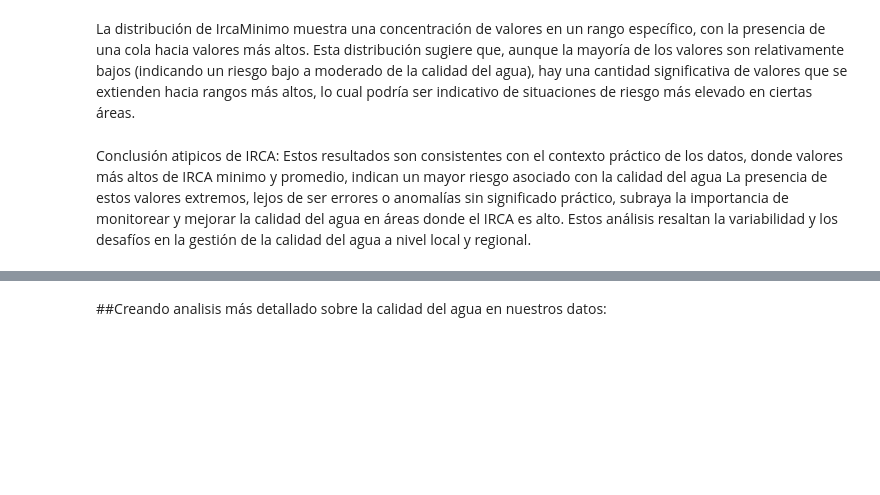
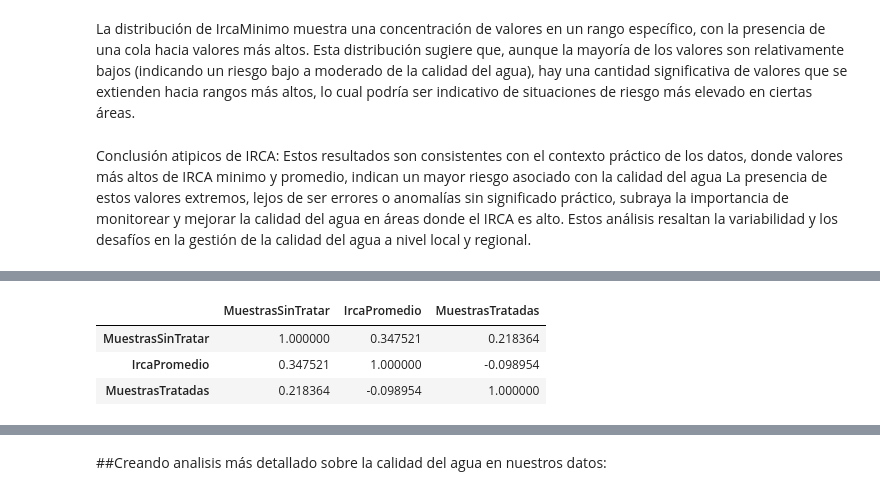
Before and after one commit to PaolaChaux/ETL, a Jupyter notebook: water_quality_analysis.ipynb, the cells around one changed output, grey strips where cells are left out. Drawn from its saved outputs; the diff is of its cells as text; code cells hidden in the pictures; blank space fills up the shorter version.

```diff
--- a/water_quality_analysis.ipynb
+++ b/water_quality_analysis.ipynb
@@ -531,0 +578,10 @@ Conclusión atipicos de IRCA: Estos resultados son consistentes con el contexto
+# %%
+# Calculamos la correlación de Pearson entre "MuestrasSinTratar", "IrcaPromedio" y "MuestrasTratadas"
+correlacion = water[['MuestrasSinTratar', 'IrcaPromedio', 'MuestrasTratadas']].corr()
+
+correlacion
+# %% [output]
+|  | MuestrasSinTratar | IrcaPromedio | MuestrasTratadas |
+| MuestrasSinTratar | 1.000000 | 0.347521 | 0.218364 |
+| IrcaPromedio | 0.347521 | 1.000000 | -0.098954 |
+| MuestrasTratadas | 0.218364 | -0.098954 | 1.000000 |
```
Also changed, not shown: parts of 13 cells of this notebook.
